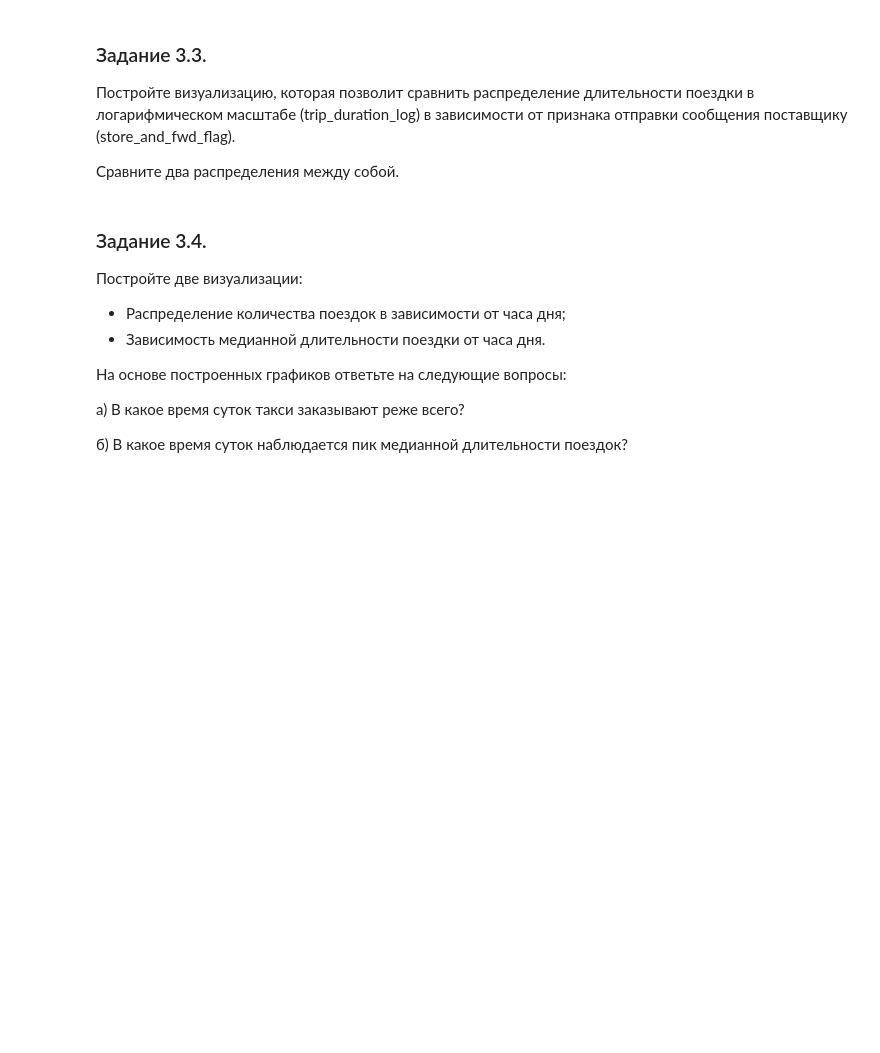
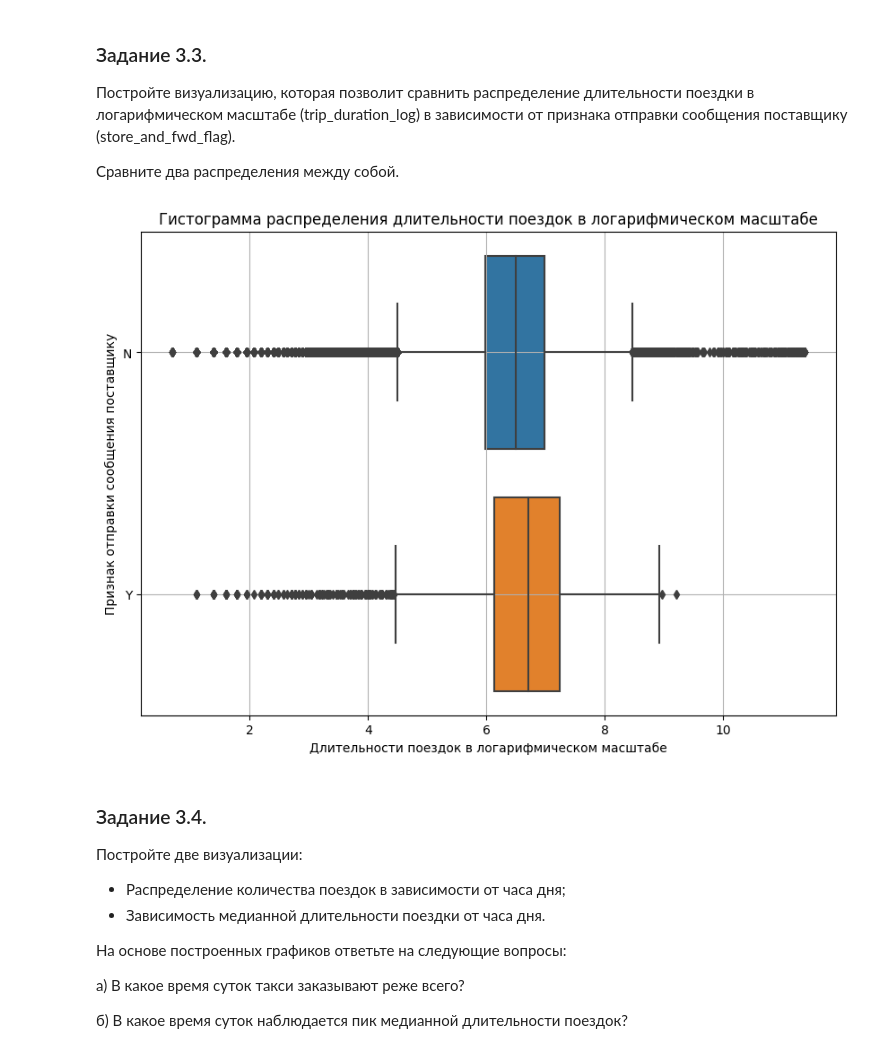
Before and after one commit to Alevtina529/test, a Jupyter notebook: Project_5__Ноутбук_шаблон.ipynb, the cells around one changed output. Saved outputs shown, nothing was run; the diff lists cells and outputs as text; code cells hidden in the pictures; blank space fills up the shorter version.

```diff
--- a/Project_5__Ноутбук_шаблон.ipynb
+++ b/Project_5__Ноутбук_шаблон.ipynb
@@ -713,3 +718,18 @@ p=0.000
+# %%
+# ваш код здесь
+fig = plt.figure(figsize=(10, 7))
+boxplot = sns.boxplot(
+   taxi_data,
+    x='trip_duration_log',
+    y='store_and_fwd_flag',
+    orient='h',
+)
+boxplot.set_title('Гистограмма распределения длительности поездок в логарифмическом масштабе');
+boxplot.set_xlabel('Длительности поездок в логарифмическом масштабе');
+boxplot.set_ylabel('Признак отправки сообщения поставщику') #  Y - хранить и пересылать, N - не хранить и не пересылать поездку.
+boxplot.grid()
+# %% [output]
+[figure, added]
 # %% [markdown]
 ### Задание 3.4.
 Постройте две визуализации:
```
Also changed, not shown: parts of 6 cells of this notebook.
